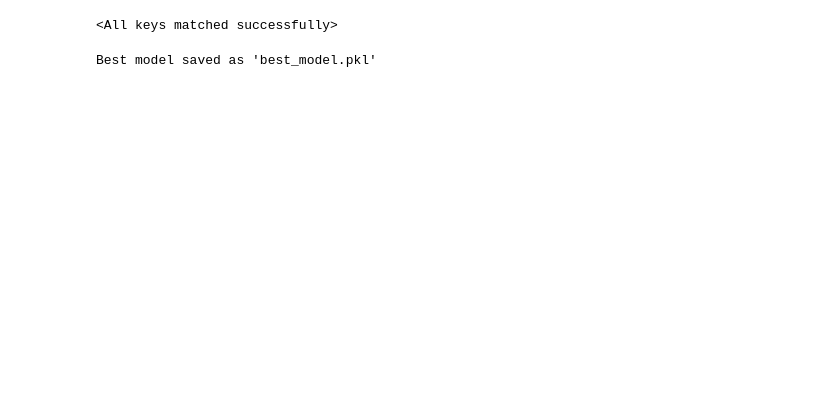
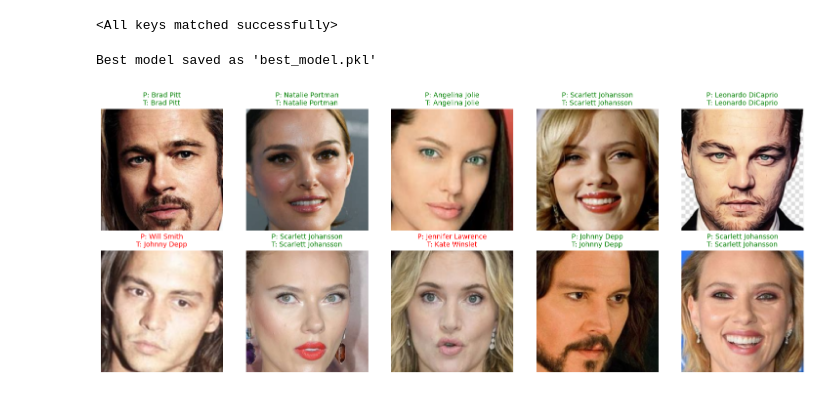
Before and after one commit to shanuu23/Celebrity_Recognition, a Jupyter notebook: DL_model.ipynb, the cells around one changed output. Cells and saved outputs as stored; diff of their text form; code cells hidden in the pictures; blank space fills up the shorter version.

Commit message:
DL model trained

```diff
--- a/DL_model.ipynb
+++ b/DL_model.ipynb
@@ -60,9 +60,8 @@ plt.show()
 import torch
 import torch.nn as nn
 import torch.optim as optim
-from torchvision import models
+from torchvision.models import resnet18, ResNet18_Weights
 
-# EarlyStopping class
 class EarlyStopping:
     def __init__(self, patience=2, min_delta=0.001):
         self.patience = patience
@@ -86,23 +85,22 @@ class EarlyStopping:
             self.best_model_wts = model.state_dict()
             self.counter = 0
 
-# Device
 device = torch.device('cuda' if torch.cuda.is_available() else 'cpu')
 
-# Model
-model = models.resnet18(pretrained=True)
+# Load ResNet18 with updated weight syntax
+weights = ResNet18_Weights.IMAGENET1K_V1  # or ResNet18_Weights.DEFAULT
+model = resnet18(weights=weights)
+
+# Assuming dataset is defined with dataset.classes
 num_classes = len(dataset.classes)
 model.fc = nn.Linear(model.fc.in_features, num_classes)
 model = model.to(device)
 
-# Loss and optimizer
 criterion = nn.CrossEntropyLoss()
 optimizer = optim.Adam(model.parameters(), lr=0.001)
 
-# Early stopping
 early_stopping = EarlyStopping(patience=2, min_delta=0.001)
 
-# Training loop
 num_epochs = 20
 
 for epoch in range(num_epochs):
@@ -143,12 +141,12 @@ for epoch in range(num_epochs):
 
     print(f"Epoch [{epoch+1}/{num_epochs}] - Loss: {train_loss:.4f} - Train Acc: {train_acc:.4f} - Val Acc: {val_acc:.4f}")
 
-
+    # Early stopping
     early_stopping(val_acc, model)
     if early_stopping.early_stop:
         print("⏹️ Early stopping triggered. Stopping training.")
         break
 
-
+# Load best model weights
 model.load_state_dict(early_stopping.best_model_wts)
 # %% [output]
@@ -165,3 +163,51 @@ torch.save(model.state_dict(), "best_model.pkl")
 print("Best model saved as 'best_model.pkl'")
 # %% [output]
 Best model saved as 'best_model.pkl'
+# %%
+import matplotlib.pyplot as plt
+import numpy as np
+import torch
+import random
+
+# Put model in eval mode
+model.eval()
+
+# Randomly select 10 indices
+random_indices = random.sample(range(len(val_dataset)), 10)
+
+# Unnormalize function
+def unnormalize(img_tensor):
+    mean = torch.tensor([0.485, 0.456, 0.406]).view(3,1,1)
+    std = torch.tensor([0.229, 0.224, 0.225]).view(3,1,1)
+    return img_tensor * std + mean
+
+# Plot 10 random samples
+fig, axes = plt.subplots(2, 5, figsize=(15, 6))
+class_names = dataset.classes
+
+for i, idx in enumerate(random_indices):
+    image_tensor, true_label = val_dataset[idx]
+    input_tensor = image_tensor.unsqueeze(0).to(device)
+
+    # Predict
+    with torch.no_grad():
+        output = model(input_tensor)
+        _, predicted_label = torch.max(output, 1)
+
+    # Unnormalize and convert to image
+    img = unnormalize(image_tensor).numpy().transpose((1, 2, 0))
+    img = np.clip(img, 0, 1)
+
+    # Plot
+    ax = axes[i // 5, i % 5]
+    ax.imshow(img)
+    pred_class = class_names[predicted_label.item()]
+    true_class = class_names[true_label]
+    title_color = 'green' if predicted_label.item() == true_label else 'red'
+    ax.set_title(f"P: {pred_class}\nT: {true_class}", color=title_color, fontsize=10)
+    ax.axis('off')
+
+plt.tight_layout()
+plt.show()
+# %% [output]
+[figure, added]
```
Also changed, not shown: parts of 2 cells of this notebook, 4 other files.
